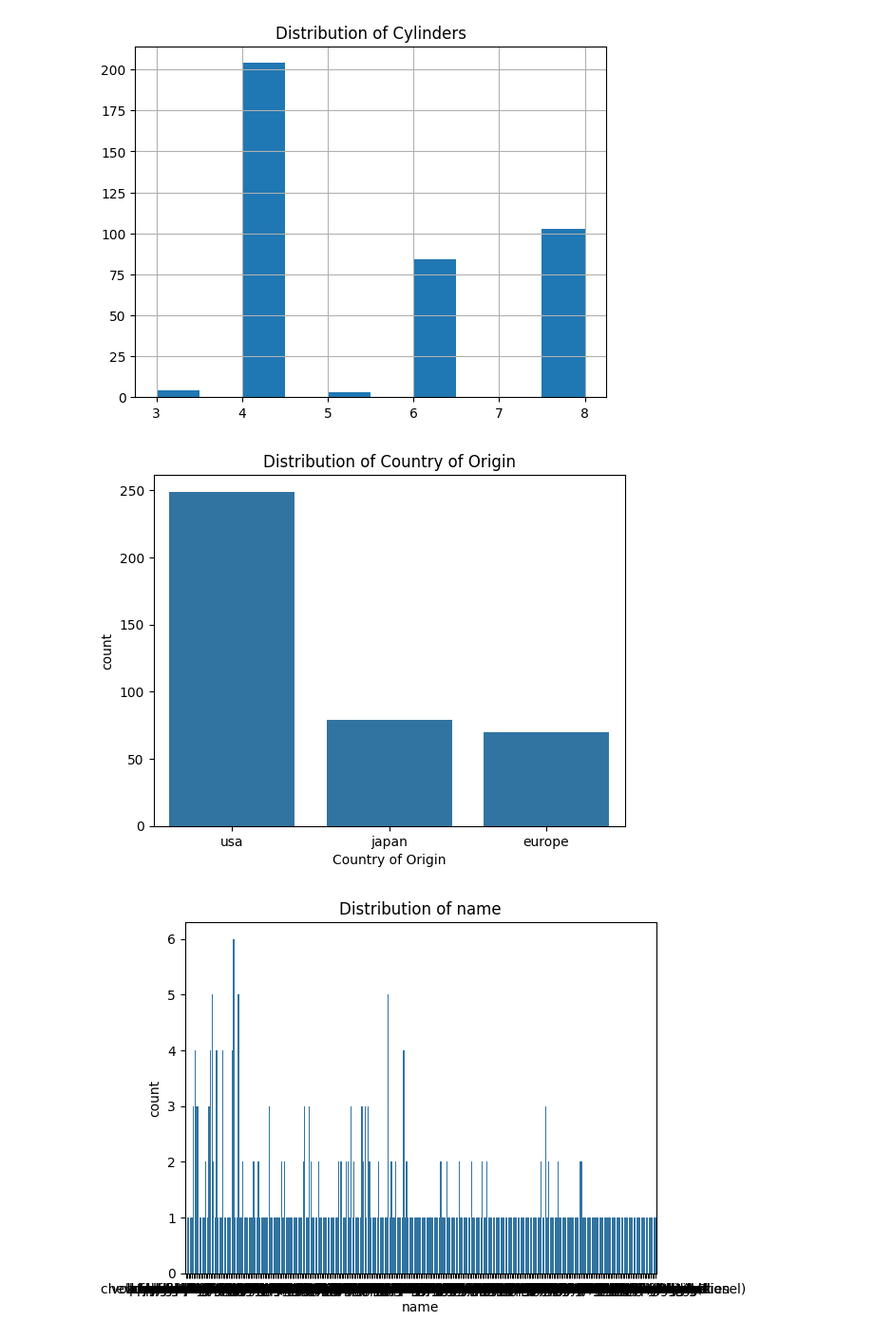
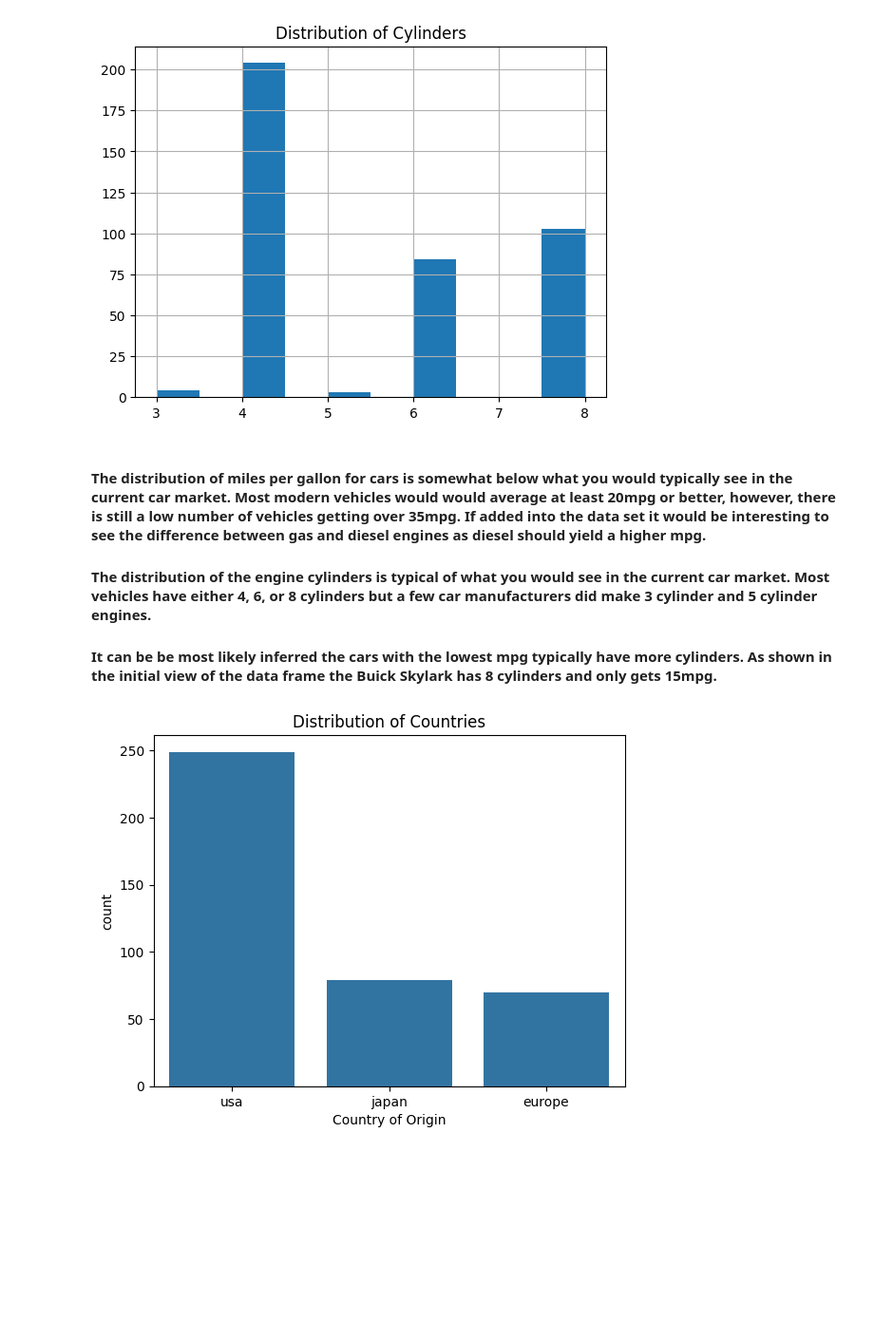
Before and after one commit to K-Bromley/datafun-06-eda, a Jupyter notebook: kellybromley_eda.ipynb, the cells around one changed output. Shown at 95% size. Drawn from its saved outputs; the diff is of its cells as text; code cells hidden in the pictures; blank space fills up the shorter version.

```diff
--- a/kellybromley_eda.ipynb
+++ b/kellybromley_eda.ipynb
@@ -19,6 +34,7 @@ df.rename(columns={'weight': 'Weight (lbs)'}, inplace=True)
 df.rename(columns={'acceleration': 'Acceleration'}, inplace=True)
 df.rename(columns={'model_year': 'Year'}, inplace=True)
 df.rename(columns={'origin': 'Country of Origin'}, inplace=True)
+df.rename(columns={'name': 'Car Name'}, inplace=True)
 # %% [markdown]
 ## Initial view of the Data in the Data Frame
 # %%
@@ -72,19 +110,19 @@ plt.show()
 # %% [output]
 [figure]
 [figure]
+# %% [markdown]
+#### The distribution of miles per gallon for cars is somewhat below what you would typically see in the current car market. Most modern vehicles would would average at least 20mpg or better, however, there is still a low number of vehicles getting over 35mpg. If added into the data set it would be interesting to see the difference between gas and diesel engines as diesel should yield a higher mpg.
+
+#### The distribution of the engine cylinders is typical of what you would see in the current car market. Most vehicles have either 4, 6, or 8 cylinders but a few car manufacturers did make 3 cylinder and 5 cylinder engines.
+
+#### It can be be most likely inferred the cars with the lowest mpg typically have more cylinders. As shown in the initial view of the data frame the Buick Skylark has 8 cylinders and only gets 15mpg.
 # %%
 # Inspect value counts by categorical column
 df['Country of Origin'].value_counts()
 
 # Inspect value counts for all categorical columns
-for col in df.select_dtypes(include=['object', 'category']).columns:
-    # Display count plot
-    sns.countplot(x=col, data=df)
-    plt.title(f'Distribution of {col}')
-    plt.show()
-
-
+sns.countplot(x='Country of Origin', data=df)
+plt.title(f'Distribution of Countries')
 plt.show()
 # %% [output]
-[figure, old version]
+[figure, new version]
-[figure, removed]
```
Also changed, not shown: parts of 10 cells of this notebook, 1 other file.
